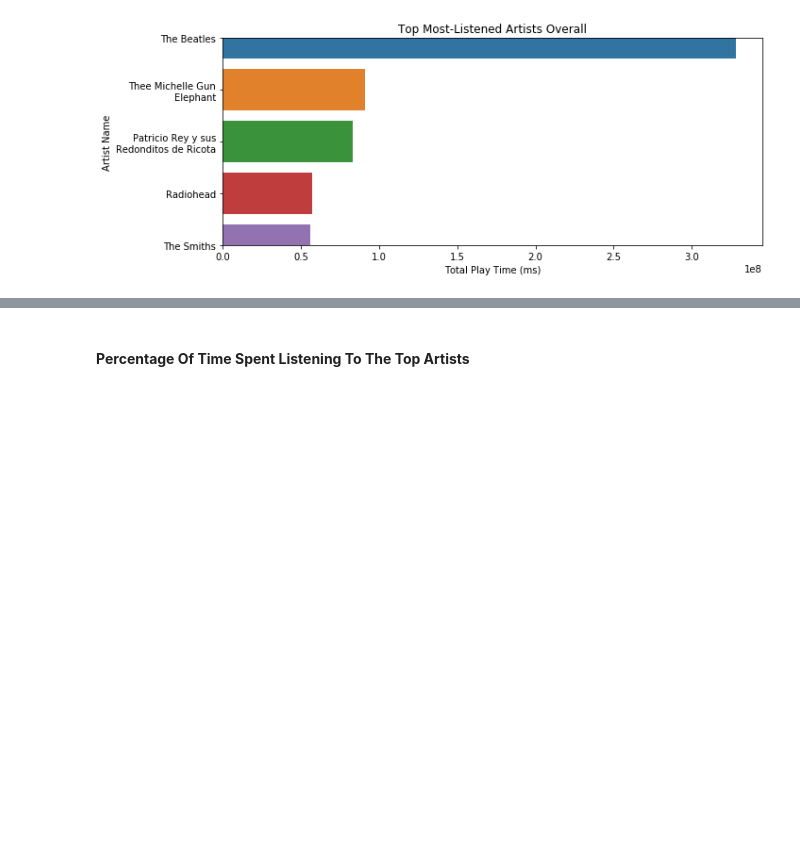
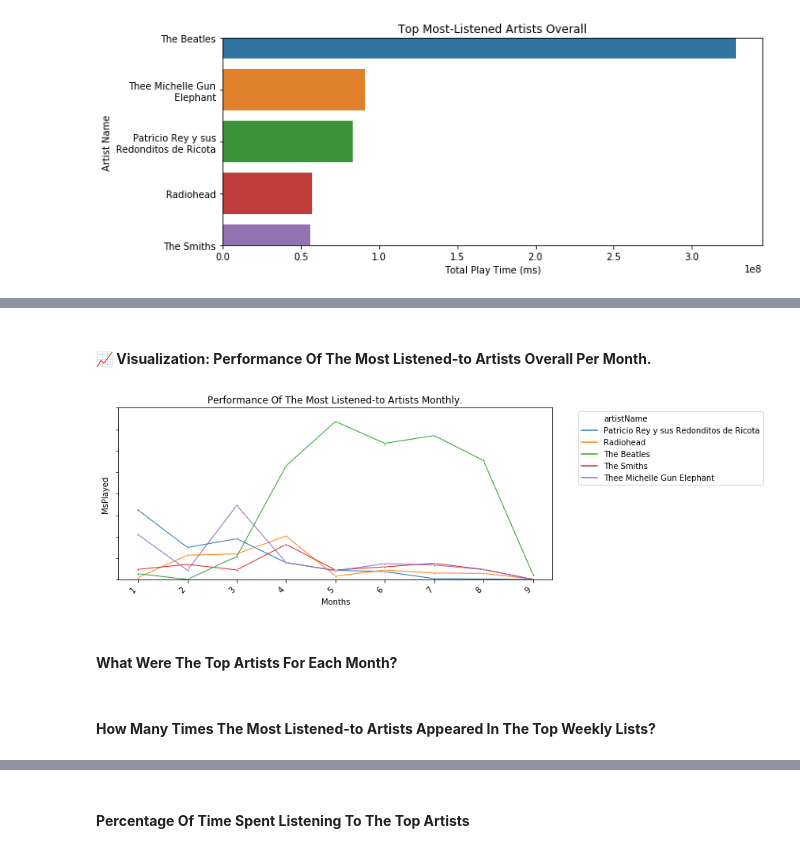
Before and after one commit to Garridot/spotify-wrapped-detailed, a Jupyter notebook: analysis.ipynb, the cells around one changed output, grey strips where cells are left out. Cells and saved outputs as stored; diff of their text form; code cells hidden in the pictures; blank space fills up the shorter version.

```diff
--- a/analysis.ipynb
+++ b/analysis.ipynb
@@ -170,0 +253,11 @@ plt.show()
+# %%
+# 1. Calculate the total listening time for all artists and get the top
+top_artists_list = df.groupby('artistName')['msPlayed'].sum().nlargest(5).index
+
+# 2. Filter the monthly charts using this list of top artists
+monthly_charts = df.groupby(['month', 'artistName']).agg(msPlayed=('msPlayed', 'sum')).reset_index()
+
+top_artists_recorded = monthly_charts[monthly_charts['artistName'].isin(top_artists_list)]
+
+print("\n#### Performance of the top-most listened artists overall in the first month: ####\n")
+display(top_artists_recorded.head())
@@ -170,0 +272,17 @@ plt.show()
+# %% [markdown]
+#### **📈 Visualization: Performance Of The Most Listened-to Artists Overall Per Month.**
+# %%
+## Graph of the Most-Listened Artists per month ##
+
+run_line_graph(
+    data = top_artists_recorded,
+    x = 'month',
+    hue_data = 'artistName',
+    data_title = 'Performance Of The Most Listened-to Artists Monthly.',
+    xlabel = "Months",
+    time = top_artists_recorded['month']
+)
+# %% [output]
+[figure, added]
+# %% [markdown]
+#### **What Were The Top Artists For Each Month?**
@@ -170,0 +299,2 @@ plt.show()
+# %% [markdown]
+#### **How Many Times The Most Listened-to Artists Appeared In The Top Weekly Lists?**
```
Also changed, not shown: parts of 62 cells of this notebook.
